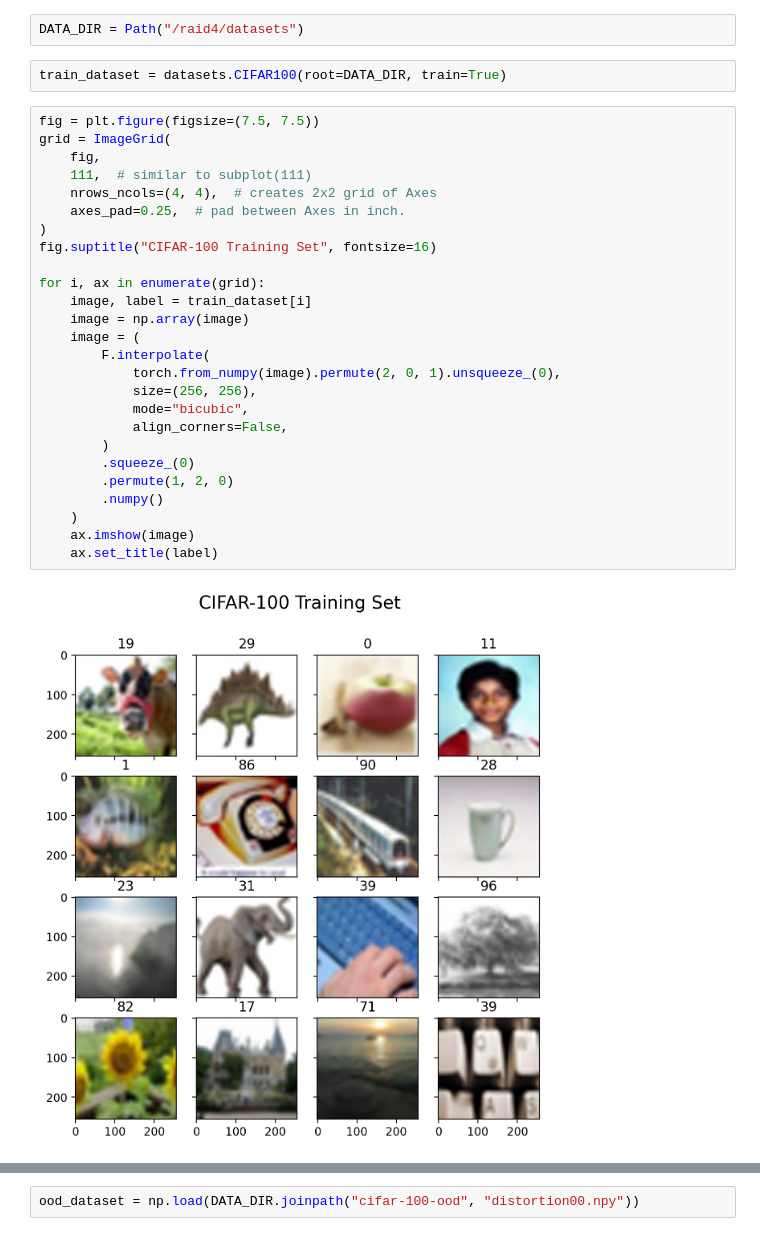
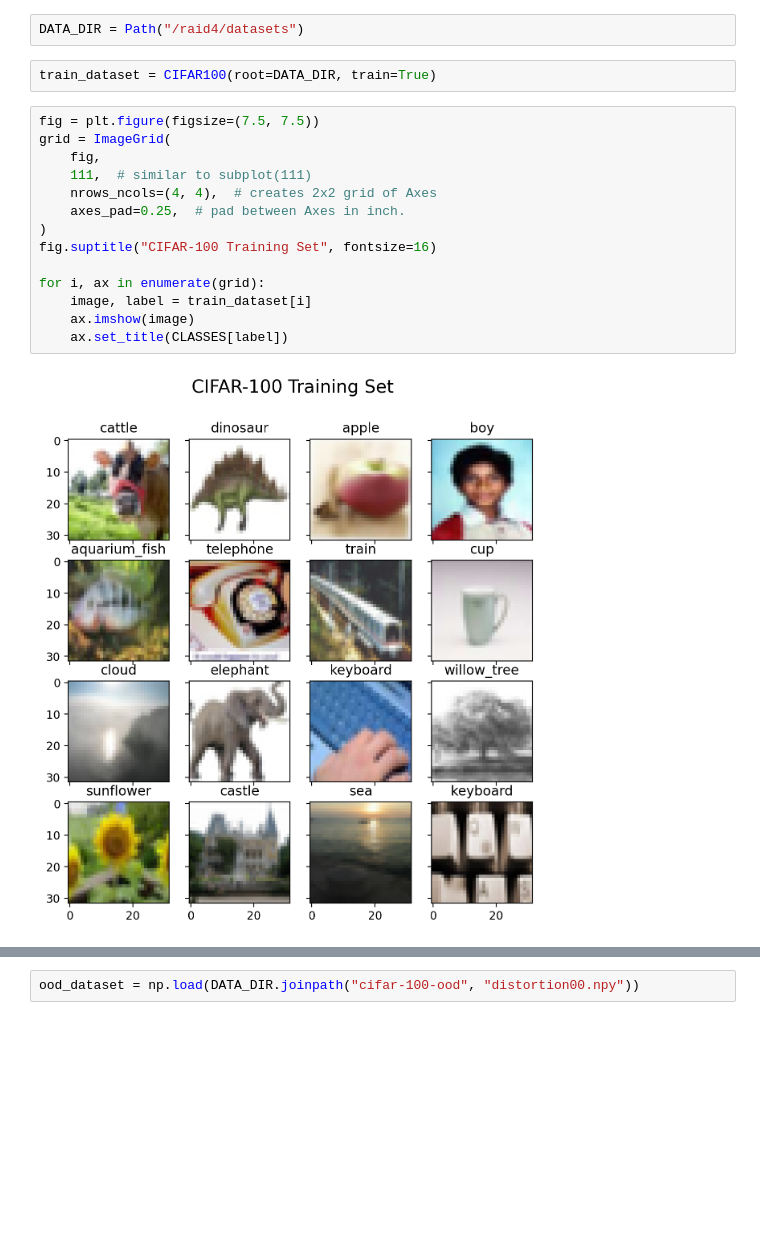
Before and after one commit to dl4ds-gh-classroom/dl4ds-spring-2025-midterm-challenge-lavaman131, a Jupyter notebook: notebooks/visualize_data.ipynb, the cells around one changed output, grey strips where cells are left out. Saved outputs shown, nothing was run; the diff lists cells and outputs as text; blank space fills up the shorter version.

```diff
--- a/notebooks/visualize_data.ipynb
+++ b/notebooks/visualize_data.ipynb
@@ -20,32 +16,20 @@ import torch.nn.functional as F
 # %%
 DATA_DIR = Path("/raid4/datasets")
 # %%
-train_dataset = datasets.CIFAR100(root=DATA_DIR, train=True)
+train_dataset = CIFAR100(root=DATA_DIR, train=True)
 # %%
 fig = plt.figure(figsize=(7.5, 7.5))
 grid = ImageGrid(
     fig,
     111,  # similar to subplot(111)
     nrows_ncols=(4, 4),  # creates 2x2 grid of Axes
     axes_pad=0.25,  # pad between Axes in inch.
 )
 fig.suptitle("CIFAR-100 Training Set", fontsize=16)
 
 for i, ax in enumerate(grid):
     image, label = train_dataset[i]
-    image = np.array(image)
-    image = (
-        F.interpolate(
-            torch.from_numpy(image).permute(2, 0, 1).unsqueeze_(0),
-            size=(256, 256),
-            mode="bicubic",
-            align_corners=False,
-        )
-        .squeeze_(0)
-        .permute(1, 2, 0)
-        .numpy()
-    )
     ax.imshow(image)
-    ax.set_title(label)
+    ax.set_title(CLASSES[label])
 # %% [output]
-[figure, old version]
+[figure, new version]
```
Also changed, not shown: parts of 6 cells of this notebook, 17 other files.
